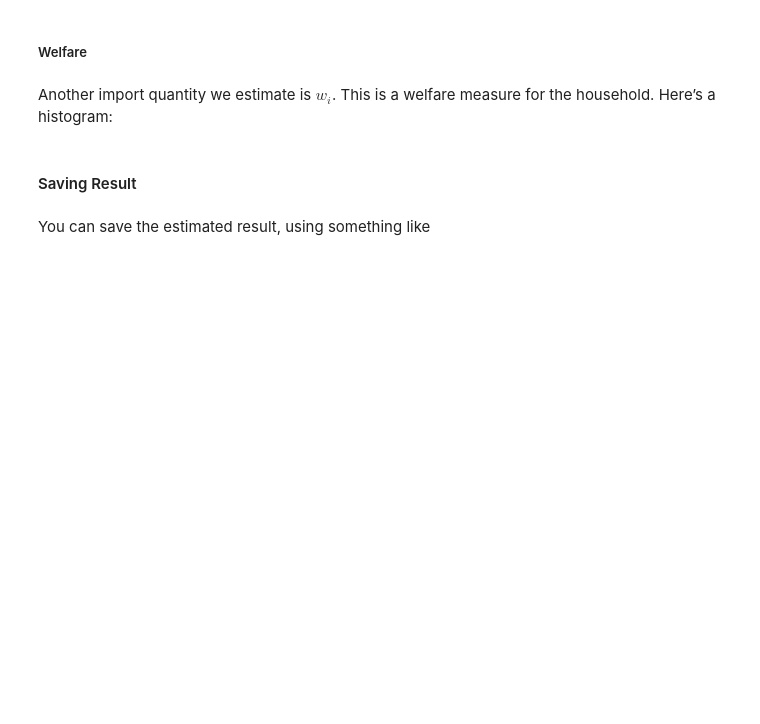
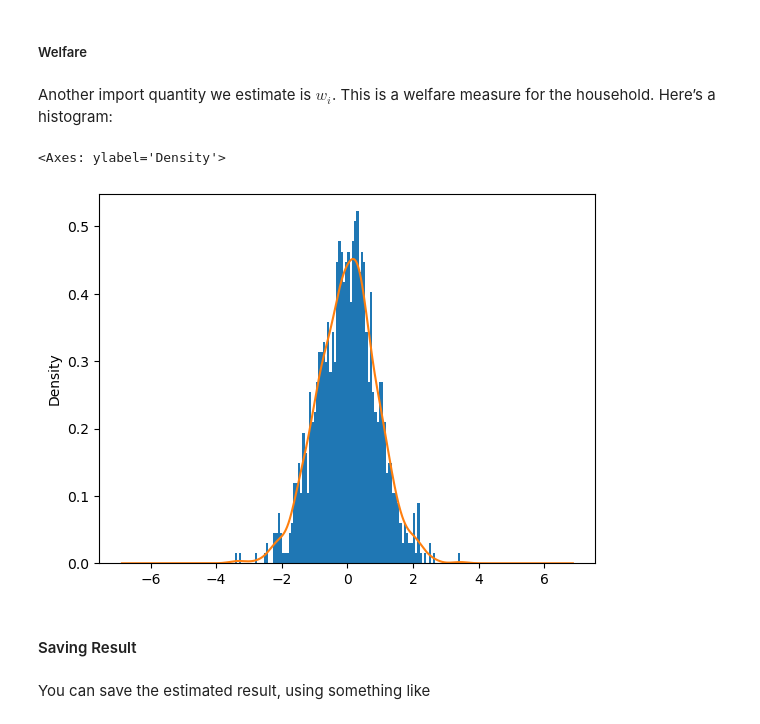
Before and after one commit to allisonpvn/ENVECON153_Proj3, a Jupyter notebook: Code.ipynb, the cells around one changed output. Cells and saved outputs as stored; diff of their text form; code cells hidden in the pictures; blank space fills up the shorter version.

```diff
--- a/Code.ipynb
+++ b/Code.ipynb
@@ -294,8 +307,11 @@ result.get_gamma()
 # %% [markdown]
 Another import quantity we estimate is $w_i$.  This is a welfare measure for the household.  Here&rsquo;s a histogram:
 # %%
-ax = result.get_w().plot.hist(bins=100,density=True)
-result.get_w().plot.kde(ax=ax)
+ax = result_uganda.get_w().plot.hist(bins=100,density=True)
+result_uganda.get_w().plot.kde(ax=ax)
+# %% [output]
+<Axes: ylabel='Density'>
+[figure, added]
 # %% [markdown]
 #### Saving Result
 # %% [markdown]
```
Also changed, not shown: parts of 10 cells of this notebook.
